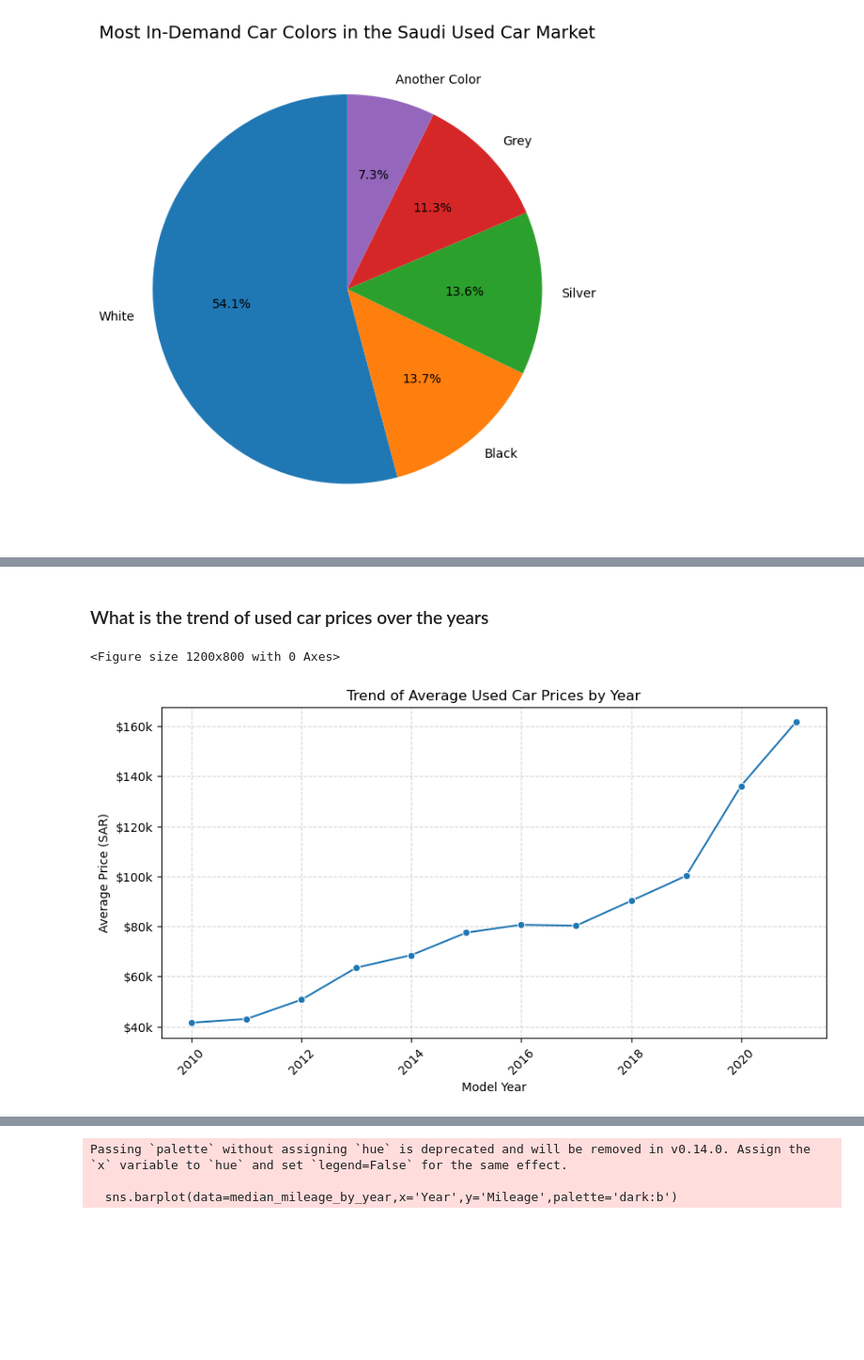
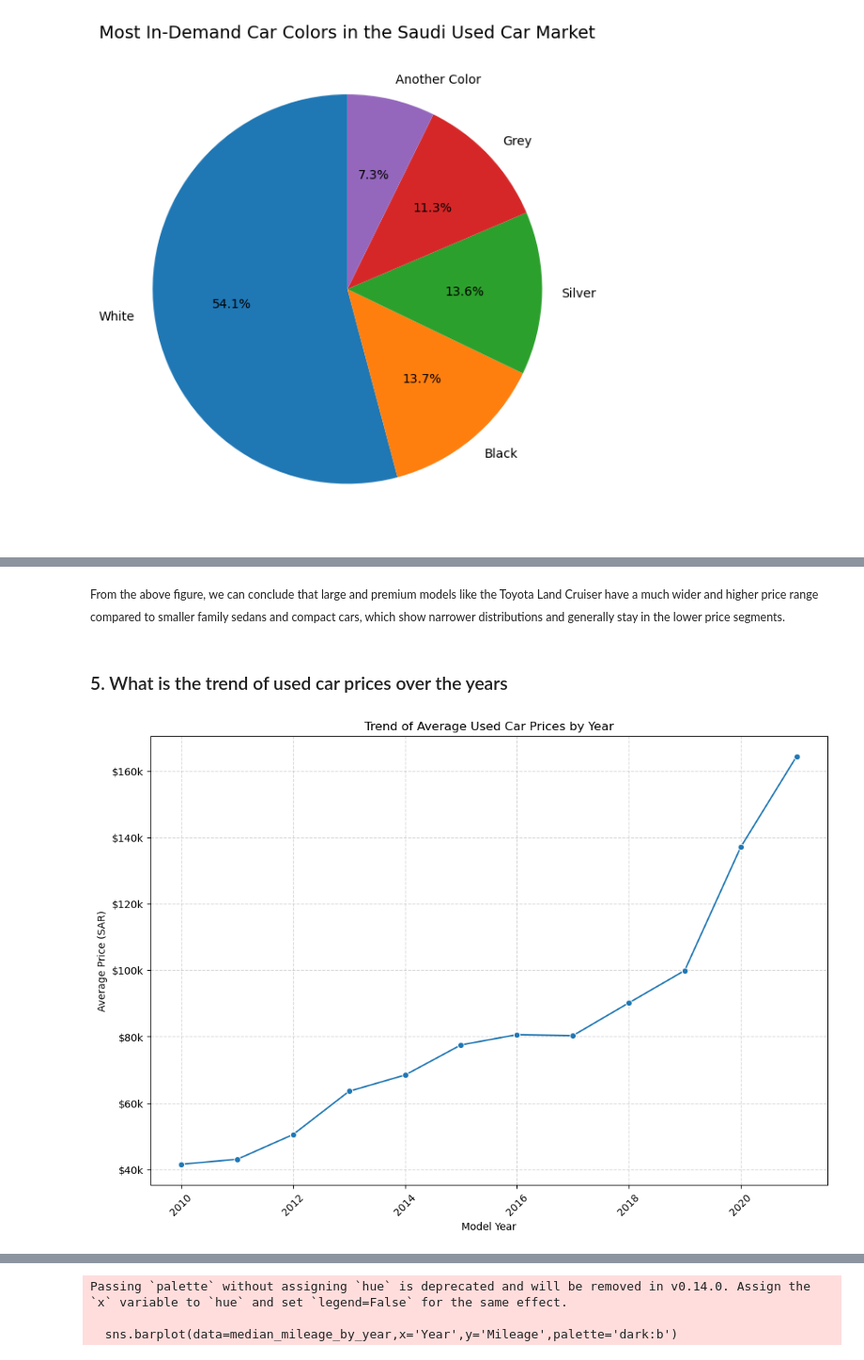
Before and after one commit to sagamohamedsaedaden-dotcom/Used_Cars_Ksa, a Jupyter notebook: used_cars_SA.ipynb, the cells around one changed output, grey strips where cells are left out. Shown at 94% size. Drawn from its saved outputs; the diff is of its cells as text; code cells hidden in the pictures; blank space fills up the shorter version.

```diff
--- a/used_cars_SA.ipynb
+++ b/used_cars_SA.ipynb
@@ -318,2 +247,4 @@ Passing `palette` without assigning `hue` is deprecated and will be removed in v
+# %% [markdown]
+<small>From the above figure, we can conclude that large and premium models like the Toyota Land Cruiser have a much wider and higher price range compared to smaller family sedans and compact cars, which show narrower distributions and generally stay in the lower price segments.</small>
 # %% [markdown]
-### What is the trend of used car prices over the years
+### 5. What is the trend of used car prices over the years
@@ -322,23 +251,24 @@ yearly_price = df_Used_Cars.groupby('Year')['Price'].mean().reset_index()
 # %%
+# Calculate average price per year
+yearly_price = df_Used_Cars.groupby('Year')['Price'].mean().reset_index()
+
+# plot
 plt.figure(figsize=(12,8))
-
-plt.figure(figsize=(10, 5))
 sns.lineplot(
     data=yearly_price,
     x='Year',
     y='Price',
     marker='o'
 )
 
 plt.title('Trend of Average Used Car Prices by Year',fontsize=12)
 plt.xlabel('Model Year',fontsize=10)
 plt.ylabel('Average Price (SAR)',fontsize=10)
 ax=plt.gca()
 ax.yaxis.set_major_formatter(plt.FuncFormatter(lambda y ,pos:f'${int(y/1000)}k'))
 
 plt.xticks(rotation=45)
 plt.grid(True, linestyle='--', alpha=0.5)
 plt.show()
 # %% [output]
-<Figure size 1200x800 with 0 Axes>
-[figure, old version]
+[figure, new version]
```
Also changed, not shown: parts of 51 cells of this notebook, 9 other files.
